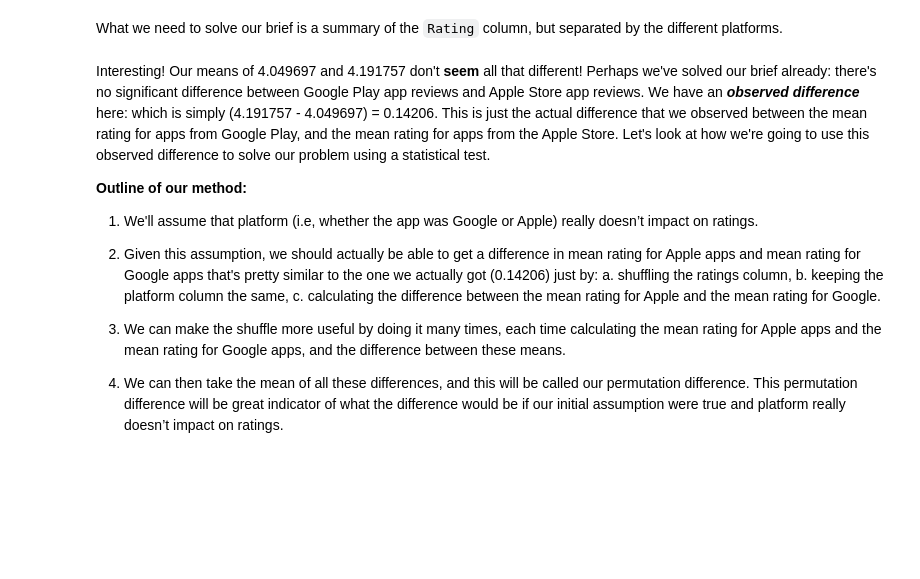
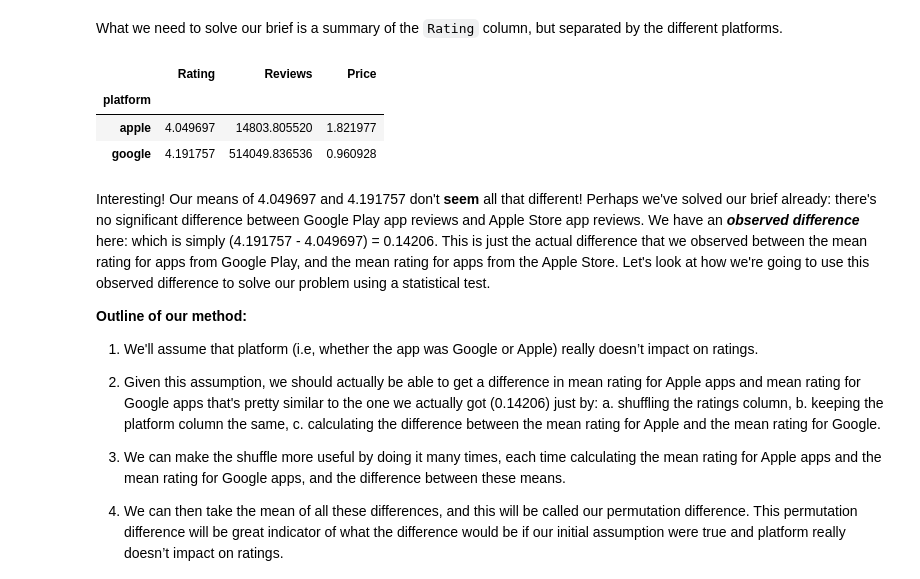
Before and after one commit to MsEM11/Apps_Case_Study, a Jupyter notebook: Project Files/Springboard Apps project - Tier 3 - Complete.ipynb, the cells around one changed output. Saved outputs shown, nothing was run; the diff lists cells and outputs as text; code cells hidden in the pictures; blank space fills up the shorter version.

```diff
--- a/Project Files/Springboard Apps project - Tier 3 - Complete.ipynb
+++ b/Project Files/Springboard Apps project - Tier 3 - Complete.ipynb
@@ -348,14 +348,19 @@ dtype: int64
 929 apps do not have reviews, we need to eliminate these points!
 # %%
 # Eliminate the points that have 0 reviews.
-_ _ _
+df = df[df['Reviews'] != 0]
 # %% [markdown]
 ### 2g. Summarize the data visually and analytically (by the column `platform`)
 # %% [markdown]
 What we need to solve our brief is a summary of the `Rating` column, but separated by the different platforms.
 # %%
 # To summarize analytically, let's use the groupby() method on our df.
-_ _ _
+df.groupby(['platform']).mean()
+# %% [output]
+|  | Rating | Reviews | Price |
+| platform |  |  |  |
+| apple | 4.049697 | 14803.805520 | 1.821977 |
+| google | 4.191757 | 514049.836536 | 0.960928 |
 # %% [markdown]
 Interesting! Our means of 4.049697 and 4.191757 don't **seem** all that different! Perhaps we've solved our brief already: there's no significant difference between Google Play app reviews and Apple Store app reviews. We have an ***observed difference*** here: which is simply (4.191757 - 4.049697) = 0.14206. This is just the actual difference that we observed between the mean rating for apps from Google Play, and the mean rating for apps from the Apple Store. Let's look at how we're going to use this observed difference to solve our problem using a statistical test.
 
```
Also changed, not shown: parts of 2 cells of this notebook.
